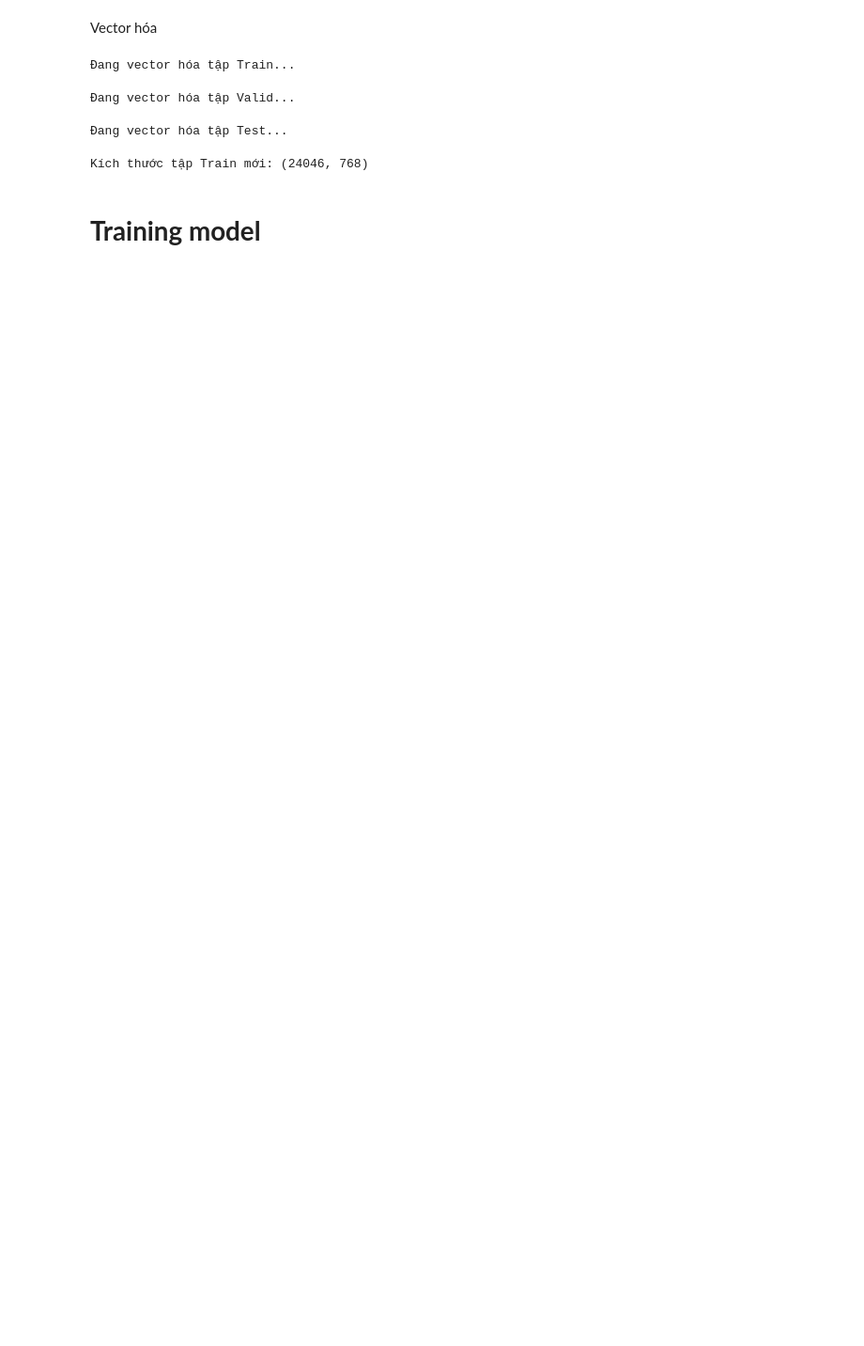
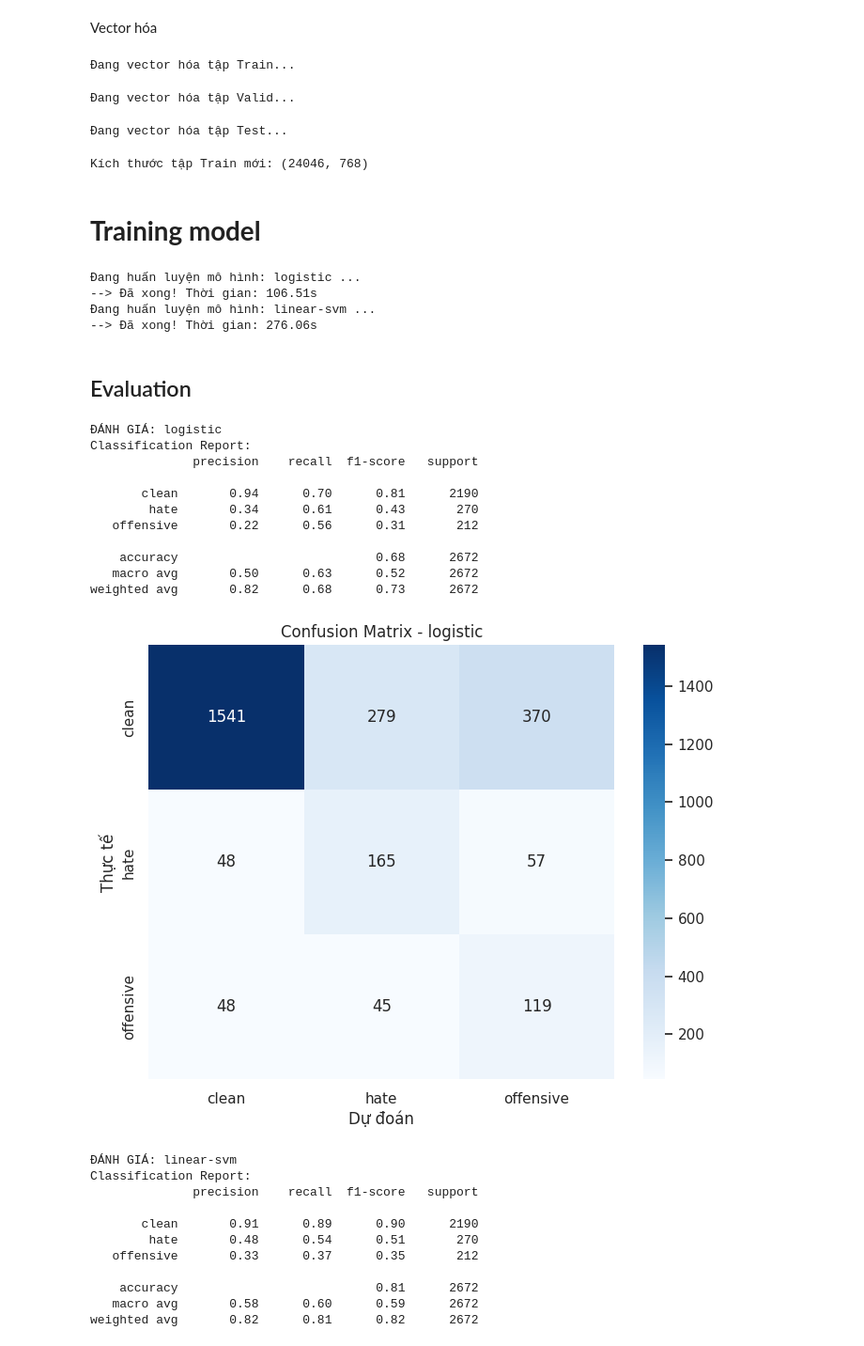
Before and after one commit to tkt-gemini/sentiment-binary-classification, a Jupyter notebook: main.ipynb, the cells around one changed output. Shown: that part at 94% size. Saved outputs shown, nothing was run; the diff lists cells and outputs as text; code cells hidden in the pictures; blank space fills up the shorter version.

```diff
--- a/main.ipynb
+++ b/main.ipynb
@@ -483,3 +478,74 @@ models = {
         random_state=42
     )
 }
+# %%
+results = {}
+
+for name, model in models.items():
+    print(f"Đang huấn luyện mô hình: {name} ...")
+    start_time = time.time()
+
+    # Huấn luyện mô hình
+    model.fit(X_train_bert, y_train)
+
+    train_time = time.time() - start_time
+    print(f"--> Đã xong! Thời gian: {train_time:.2f}s")
+
+    results[name] = model
+# %% [output]
+Đang huấn luyện mô hình: logistic ...
+--> Đã xong! Thời gian: 106.51s
+Đang huấn luyện mô hình: linear-svm ...
+--> Đã xong! Thời gian: 276.06s
+# %% [markdown]
+## Evaluation
+# %%
+def evaluate_model(model_name, model, X_test, y_test, label_encoder):
+    print(f"ĐÁNH GIÁ: {model_name}")
+
+    # Dự đoán
+    y_pred = model.predict(X_test)
+
+    y_test_text = label_encoder.inverse_transform(y_test)
+    y_pred_text = label_encoder.inverse_transform(y_pred)
+
+    print("Classification Report:")
+    print(classification_report(y_test_text, y_pred_text))
+
+    cm = confusion_matrix(y_test_text, y_pred_text, labels=label_encoder.classes_)
+
+    plt.figure(figsize=(8, 6))
+    sns.heatmap(cm, annot=True, fmt='d', cmap='Blues',
+                xticklabels=label_encoder.classes_,
+                yticklabels=label_encoder.classes_)
+    plt.title(f'Confusion Matrix - {model_name}')
+    plt.xlabel('Dự đoán')
+    plt.ylabel('Thực tế')
+    plt.show()
+
+for name, model in results.items():
+    evaluate_model(name, model, X_dev_bert, y_dev, le_label)
+# %% [output]
+ĐÁNH GIÁ: logistic
+Classification Report:
+              precision    recall  f1-score   support
+
+       clean       0.94      0.70      0.81      2190
+        hate       0.34      0.61      0.43       270
+   offensive       0.22      0.56      0.31       212
+
+    accuracy                           0.68      2672
+   macro avg       0.50      0.63      0.52      2672
+weighted avg       0.82      0.68      0.73      2672
+[figure, added]
+ĐÁNH GIÁ: linear-svm
+Classification Report:
+              precision    recall  f1-score   support
+
+       clean       0.91      0.89      0.90      2190
+        hate       0.48      0.54      0.51       270
+   offensive       0.33      0.37      0.35       212
+
+    accuracy                           0.81      2672
+   macro avg       0.58      0.60      0.59      2672
+weighted avg       0.82      0.81      0.82      2672
```
Also changed, not shown: parts of 11 cells of this notebook, 1 other file.
